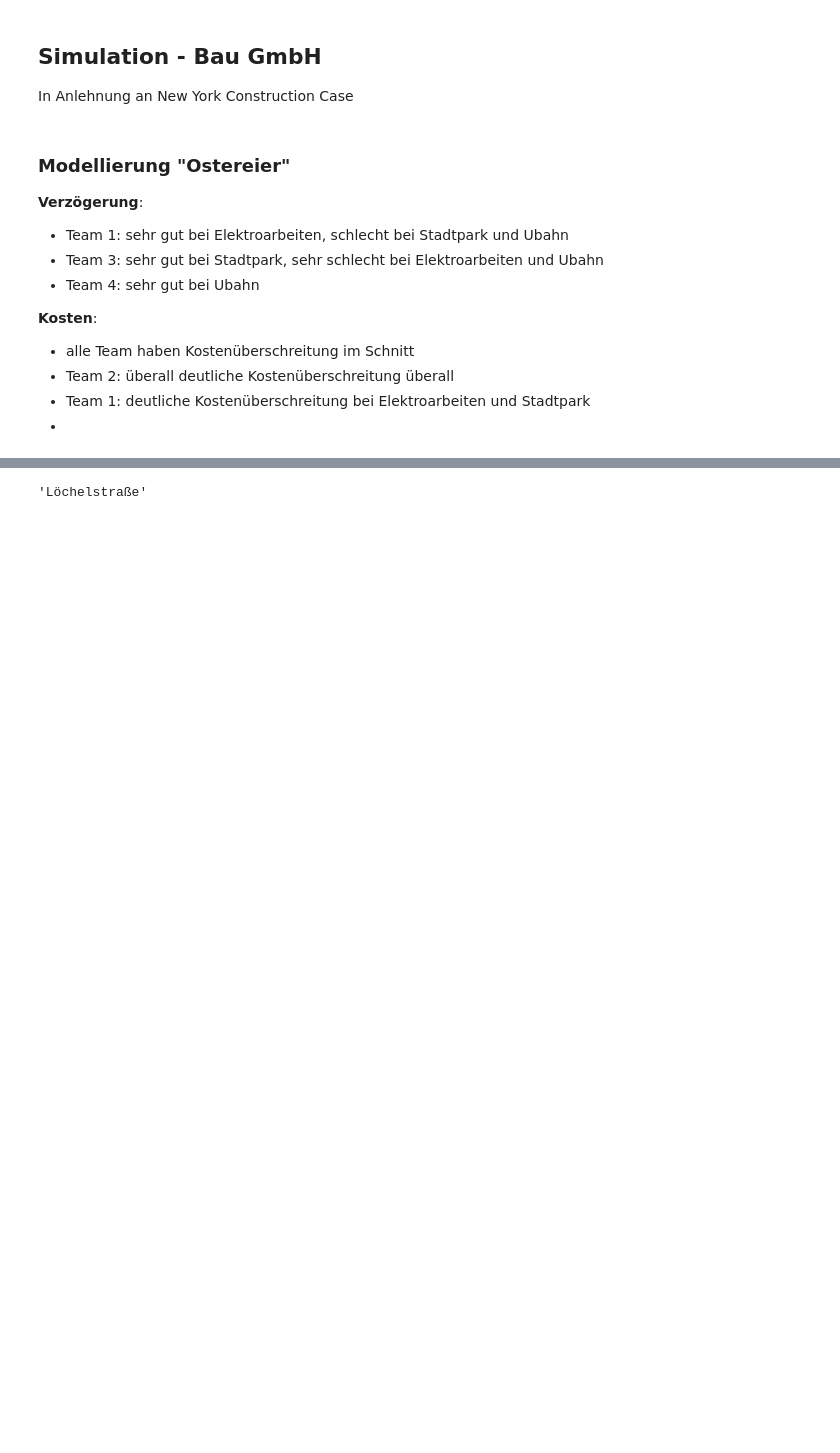
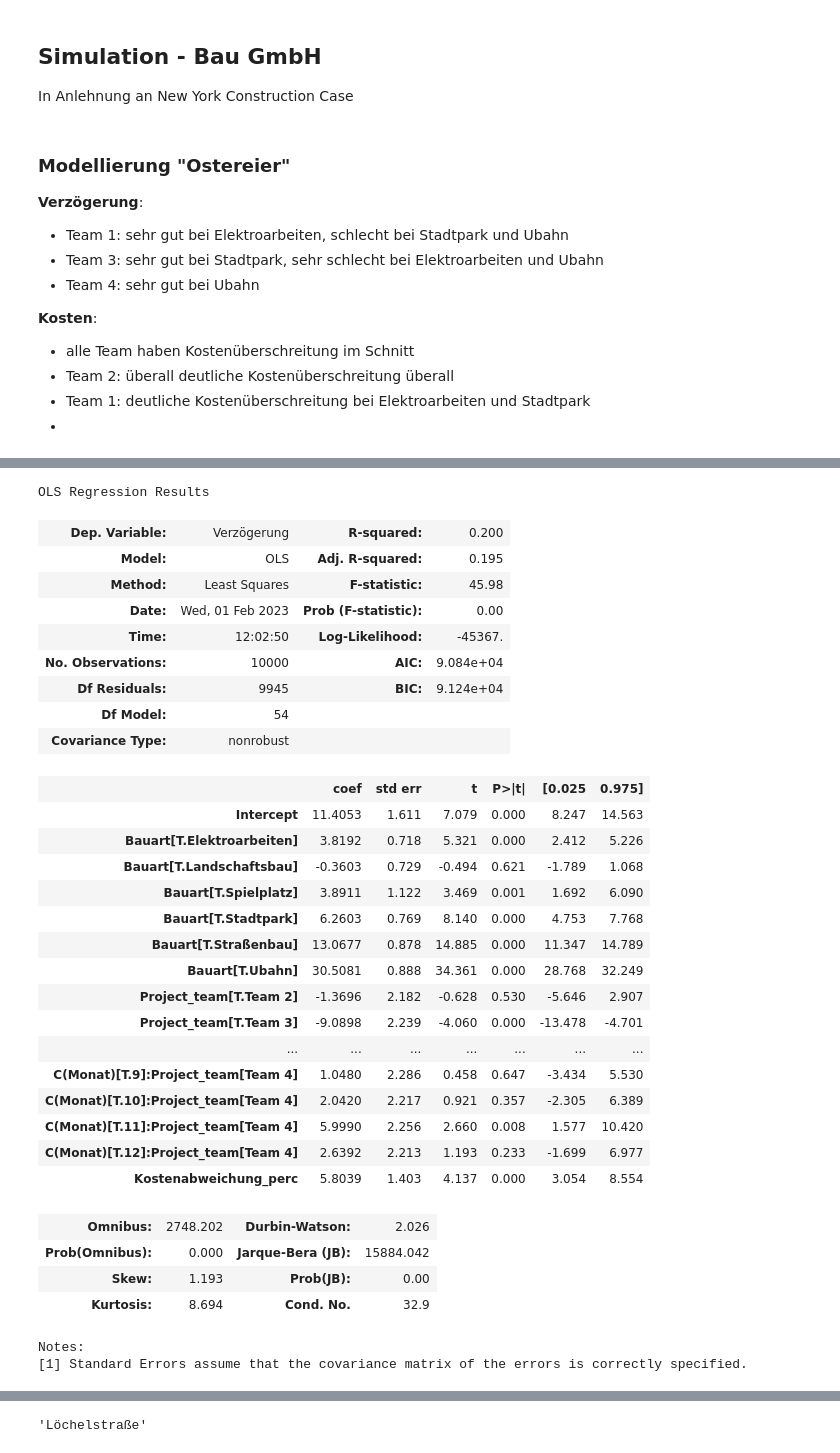
Before and after one commit to fredzett/BA-C, a Jupyter notebook: Chapters/sandbox.ipynb, the cells around one changed output, grey strips where cells are left out. Cells and saved outputs as stored; diff of their text form; code cells hidden in the pictures; blank space fills up the shorter version.

```diff
--- a/Chapters/sandbox.ipynb
+++ b/Chapters/sandbox.ipynb
@@ -747 +792,36 @@ df.head()
+# %%
+smf.ols("Verzögerung ~ Kostenabweichung_perc + C(Monat):Project_team + Bauart", data=df).fit().summary()
+# %% [output]
+OLS Regression Results
+| Dep. Variable: | Verzögerung | R-squared: | 0.200 |
+| Model: | OLS | Adj. R-squared: | 0.195 |
+| Method: | Least Squares | F-statistic: | 45.98 |
+| Date: | Wed, 01 Feb 2023 | Prob (F-statistic): | 0.00 |
+| Time: | 12:02:50 | Log-Likelihood: | -45367. |
+| No. Observations: | 10000 | AIC: | 9.084e+04 |
+| Df Residuals: | 9945 | BIC: | 9.124e+04 |
+| Df Model: | 54 |  |  |
+| Covariance Type: | nonrobust |  |  |
+|  | coef | std err | t | P>|t| | [0.025 | 0.975] |
+| Intercept | 11.4053 | 1.611 | 7.079 | 0.000 | 8.247 | 14.563 |
+| Bauart[T.Elektroarbeiten] | 3.8192 | 0.718 | 5.321 | 0.000 | 2.412 | 5.226 |
+| Bauart[T.Landschaftsbau] | -0.3603 | 0.729 | -0.494 | 0.621 | -1.789 | 1.068 |
+| Bauart[T.Spielplatz] | 3.8911 | 1.122 | 3.469 | 0.001 | 1.692 | 6.090 |
+| Bauart[T.Stadtpark] | 6.2603 | 0.769 | 8.140 | 0.000 | 4.753 | 7.768 |
+| Bauart[T.Straßenbau] | 13.0677 | 0.878 | 14.885 | 0.000 | 11.347 | 14.789 |
+| Bauart[T.Ubahn] | 30.5081 | 0.888 | 34.361 | 0.000 | 28.768 | 32.249 |
+| Project_team[T.Team 2] | -1.3696 | 2.182 | -0.628 | 0.530 | -5.646 | 2.907 |
+| Project_team[T.Team 3] | -9.0898 | 2.239 | -4.060 | 0.000 | -13.478 | -4.701 |
+| ... | ... | ... | ... | ... | ... | ... |
+| C(Monat)[T.9]:Project_team[Team 4] | 1.0480 | 2.286 | 0.458 | 0.647 | -3.434 | 5.530 |
+| C(Monat)[T.10]:Project_team[Team 4] | 2.0420 | 2.217 | 0.921 | 0.357 | -2.305 | 6.389 |
+| C(Monat)[T.11]:Project_team[Team 4] | 5.9990 | 2.256 | 2.660 | 0.008 | 1.577 | 10.420 |
+| C(Monat)[T.12]:Project_team[Team 4] | 2.6392 | 2.213 | 1.193 | 0.233 | -1.699 | 6.977 |
+| Kostenabweichung_perc | 5.8039 | 1.403 | 4.137 | 0.000 | 3.054 | 8.554 |
+| Omnibus: | 2748.202 | Durbin-Watson: | 2.026 |
+| Prob(Omnibus): | 0.000 | Jarque-Bera (JB): | 15884.042 |
+| Skew: | 1.193 | Prob(JB): | 0.00 |
+| Kurtosis: | 8.694 | Cond. No. | 32.9 |
+Notes:
+[1] Standard Errors assume that the covariance matrix of the errors is correctly specified.
 # %%
```
Also changed, not shown: parts of 7 cells of this notebook, 45 other files.
